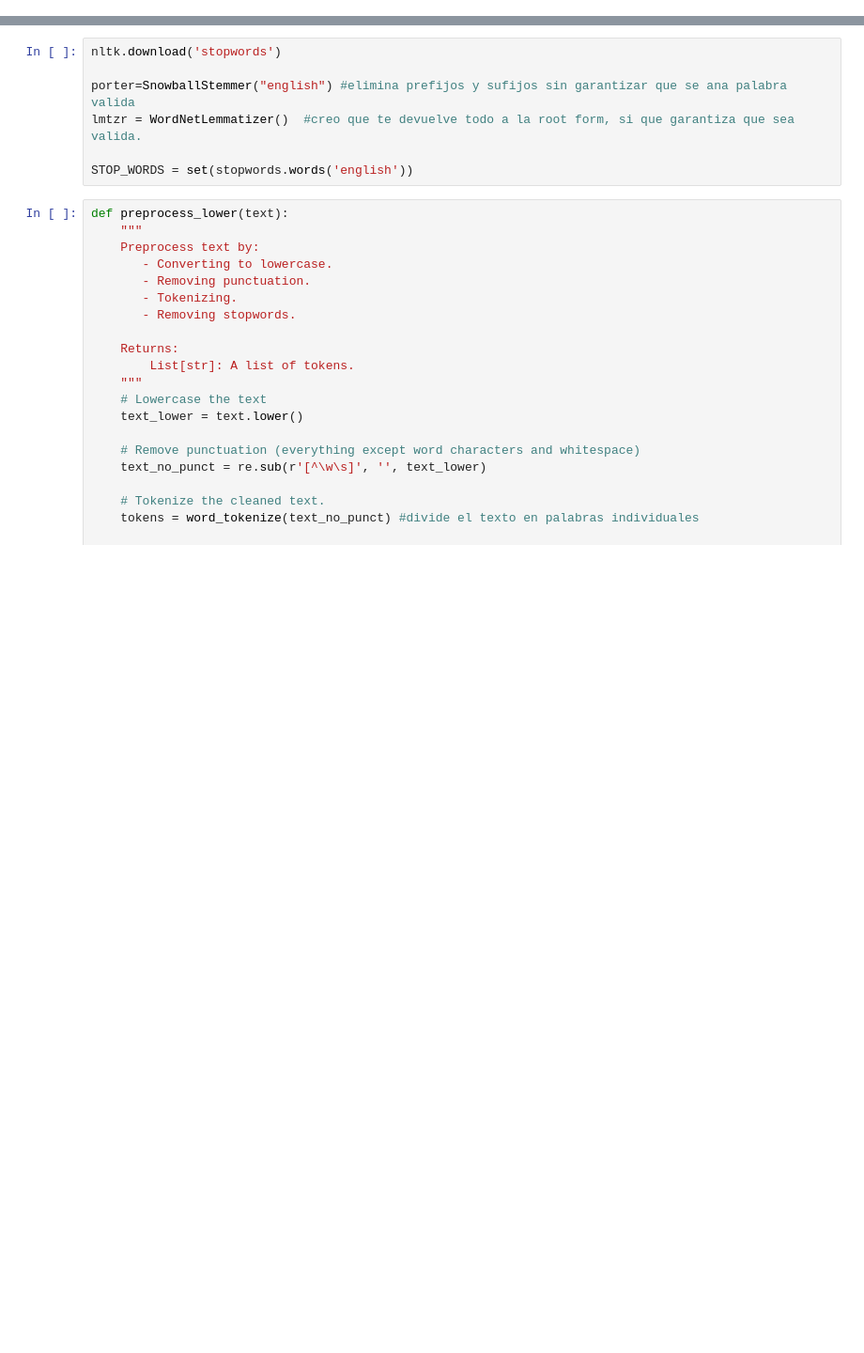
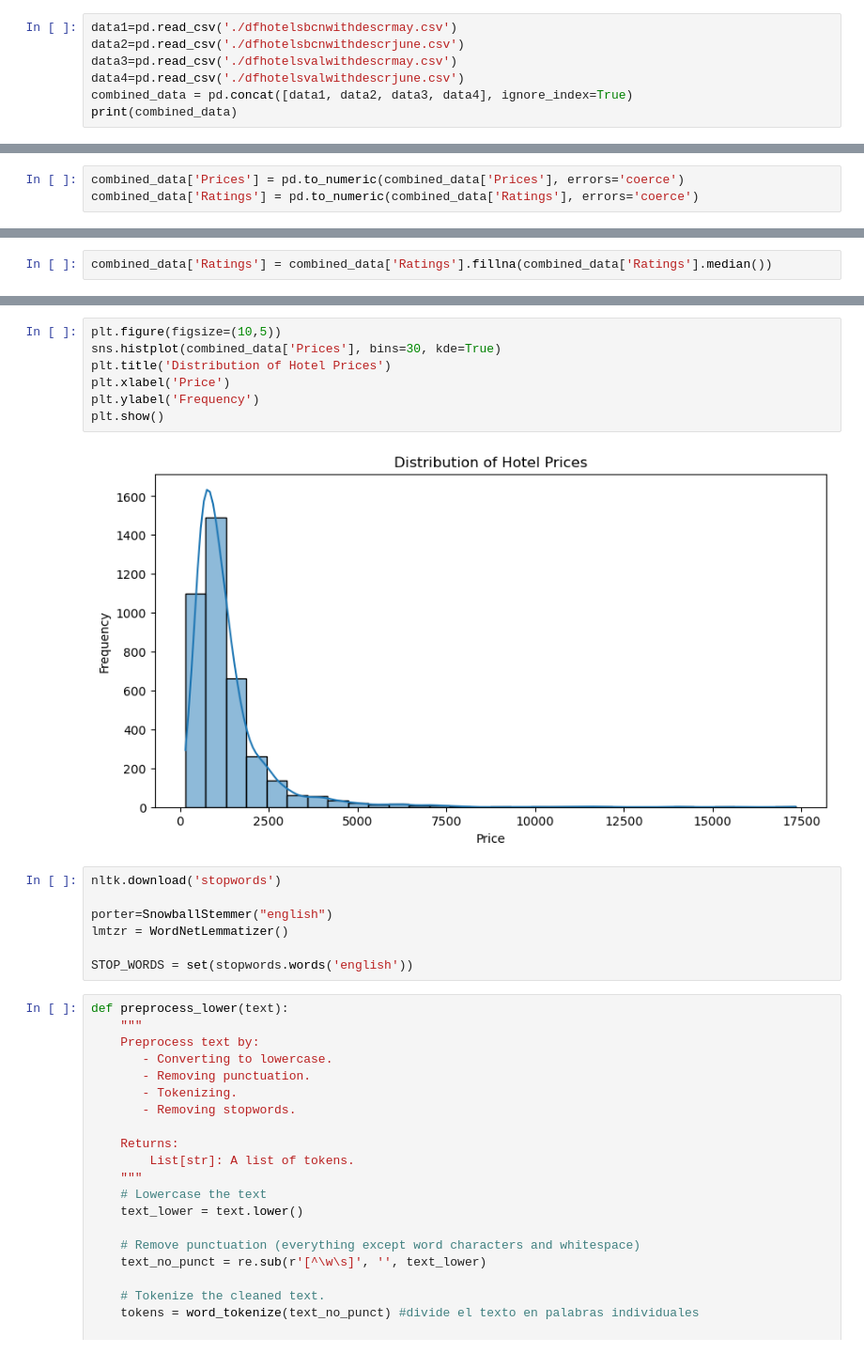
Before and after one commit to mariasimakova/tm_project1, a Jupyter notebook: preprocessing.ipynb, the cells around one changed output, grey strips where cells are left out. Shown at 94% size. Saved outputs shown, nothing was run; the diff lists cells and outputs as text; blank space fills up the shorter version.

Commit message:
concatenated files

```diff
--- a/preprocessing.ipynb
+++ b/preprocessing.ipynb
@@ -18,0 +17,7 @@ import spacy
+# %%
+data1=pd.read_csv('./dfhotelsbcnwithdescrmay.csv')
+data2=pd.read_csv('./dfhotelsbcnwithdescrjune.csv')
+data3=pd.read_csv('./dfhotelsvalwithdescrmay.csv')
+data4=pd.read_csv('./dfhotelsvalwithdescrjune.csv')
+combined_data = pd.concat([data1, data2, data3, data4], ignore_index=True)
+print(combined_data)
@@ -18,0 +51,3 @@ import spacy
+# %%
+combined_data['Prices'] = pd.to_numeric(combined_data['Prices'], errors='coerce')
+combined_data['Ratings'] = pd.to_numeric(combined_data['Ratings'], errors='coerce')
@@ -18,0 +56,2 @@ import spacy
+# %%
+combined_data['Ratings'] = combined_data['Ratings'].fillna(combined_data['Ratings'].median())
@@ -19,8 +86,17 @@ import spacy
+# %%
+plt.figure(figsize=(10,5))
+sns.histplot(combined_data['Prices'], bins=30, kde=True)
+plt.title('Distribution of Hotel Prices')
+plt.xlabel('Price')
+plt.ylabel('Frequency')
+plt.show()
+# %% [output]
+[figure, added]
 # %%
 nltk.download('stopwords')
 
-porter=SnowballStemmer("english") #elimina prefijos y sufijos sin garantizar que se ana palabra valida
-lmtzr = WordNetLemmatizer()  #creo que te devuelve todo a la root form, si que garantiza que sea valida.
+porter=SnowballStemmer("english")
+lmtzr = WordNetLemmatizer()
 
 STOP_WORDS = set(stopwords.words('english'))
 # %%
```
Also changed, not shown: parts of 7 cells of this notebook.
